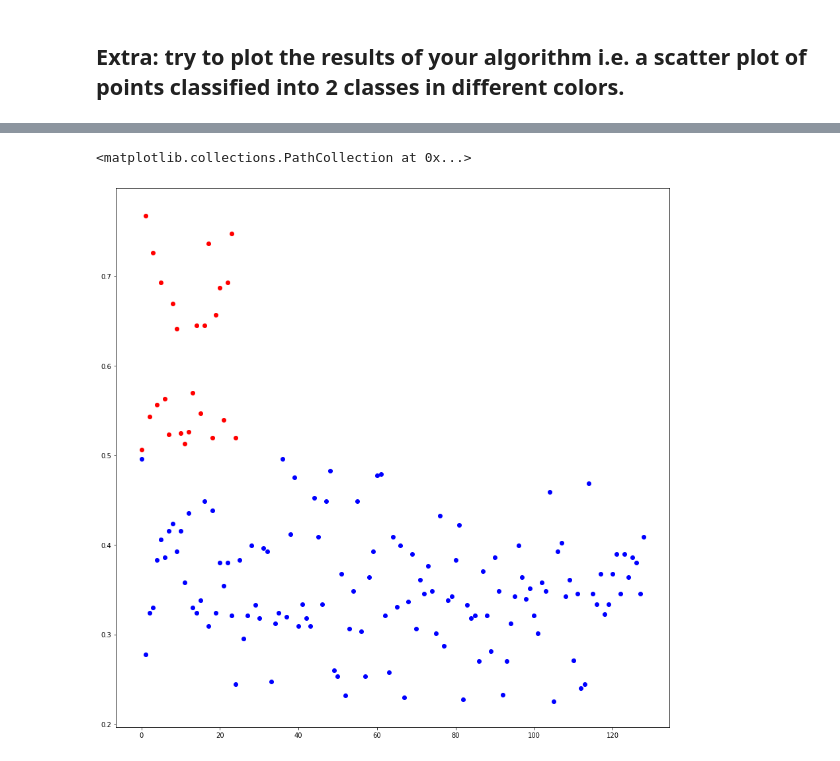
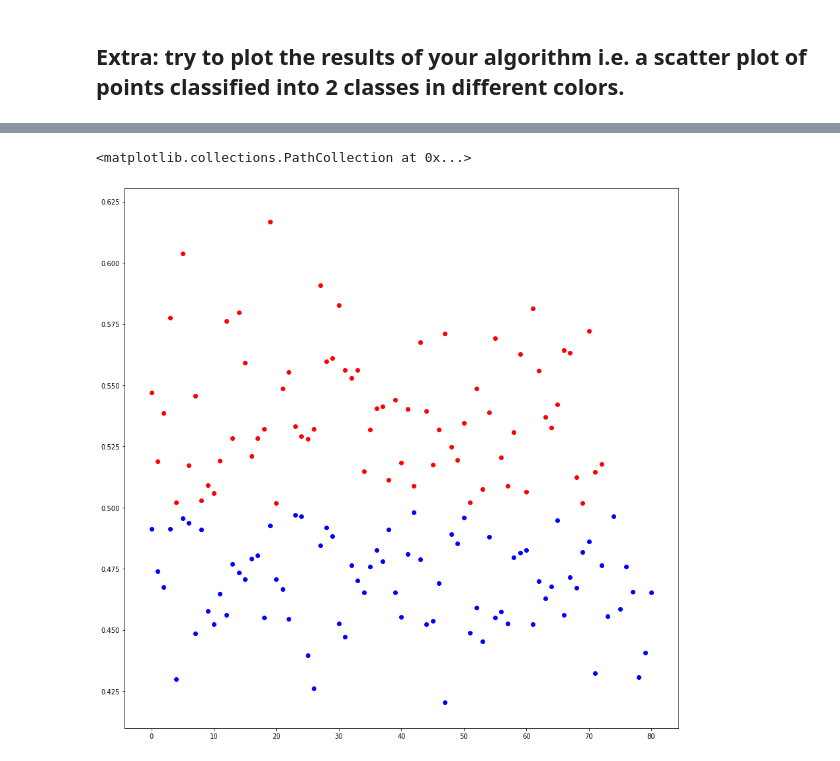
Before and after one commit to HaykAvetisyan1979/ML_Intro, a Jupyter notebook: Practice/Practical6/Logistic_Regression_Practical_Homework.ipynb, the cells around one changed output, grey strips where cells are left out. Saved outputs shown, nothing was run; the diff lists cells and outputs as text; code cells hidden in the pictures.

```diff
--- a/Practice/Practical6/Logistic_Regression_Practical_Homework.ipynb
+++ b/Practice/Practical6/Logistic_Regression_Practical_Homework.ipynb
@@ -61,7 +76,7 @@ xTrain
 ## Implement the following functions to create your own logistic regression algorithm from scratch.
 #### Feel free to use more additinal functions in your implementation.
 # %%
-X=np.array(xTrain)
+X=xTransf_trn
 Y=np.array(yTrain)
 # %%
 def sigmoid(X):
@@ -126,3 +141,10 @@ def gradient_descent(X, Y, epsilon=1e-6, step_size=1e-4, max_steps=1000):
 # %%
 from sklearn.model_selection import train_test_split
 xTrain, xTest, yTrain, yTest = train_test_split(df[['Age','BloodPressure','Glucose']], df[['Outcome']], test_size=0.2, random_state=42)
+# %%
+from sklearn.preprocessing import StandardScaler
+ss = StandardScaler()
+ss.fit(xTrain)
+xTransf_trn = ss.transform(xTrain)
+xTransf_tst = ss.transform(xTest)
+xTransf_trn
@@ -129,3 +159,6 @@ xTrain, xTest, yTrain, yTest = train_test_split(df[['Age','BloodPressure','Gluco
+# %%
+X=xTransf_trn
+Y=np.array(yTrain)
 # %%
 def logreg (X, Y, epsilon=1e-6, step_size=1e-4, max_steps=1000):
     """
@@ -173,7 +208,7 @@ def logreg (X, Y, epsilon=1e-6, step_size=1e-4, max_steps=1000):
 # %%
 b = gradient_descent(X, Y, epsilon=1e-29, step_size=1e-9, max_steps=1000000)
 b
-y_pred_own = logistic_func(b, xTest)
-y_pred_own[y_pred_own[0]>0.5]
+y_pred_own = logistic_func(b, xTransf_tst)
+#y_pred_own[y_pred_own[0]>0.5]
 b
 # %% [output]
@@ -327,9 +357,9 @@ y_pred1
 # %%
-y_pred1 = y_pred_own[y_pred_own[0]>0.5]
-y_pred2 = y_pred_own[y_pred_own[0]<0.5]
+y_pred1 = [y for y in y_pred_own if y>0.5]
+y_pred2 = [y for y in y_pred_own if y<0.5]
 plt.figure(figsize=(15,15))
 plt.scatter(range(len(y_pred1)),y_pred1, c='r')
 plt.scatter(range(len(y_pred2)),y_pred2, c= 'b')
 # %% [output]
 <matplotlib.collections.PathCollection at 0x...>
-[figure, old version]
+[figure, new version]
```
Also changed, not shown: parts of 17 cells of this notebook, 3 other files.
